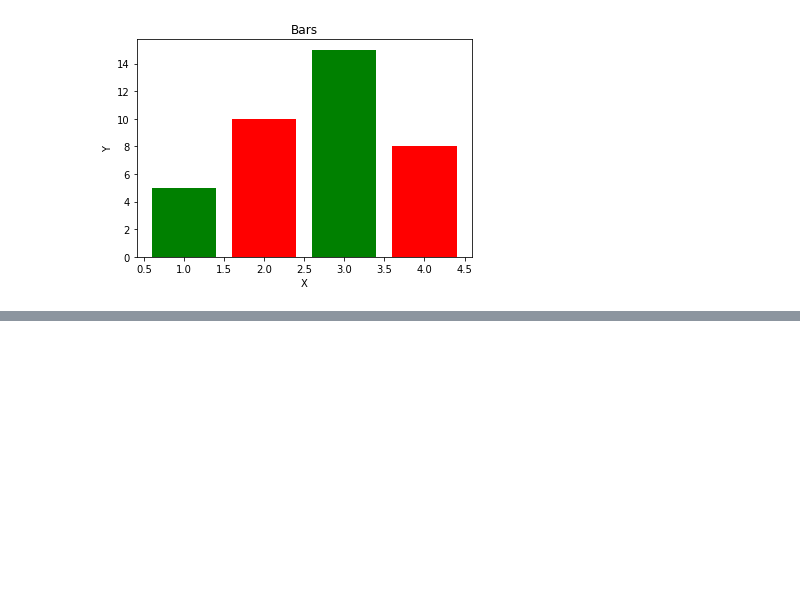
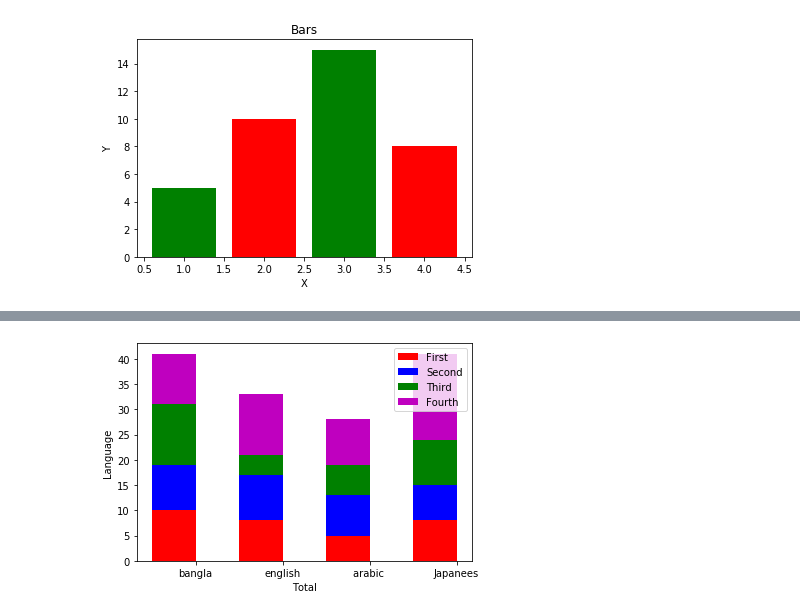
Before and after one commit to ArafatSabbir/Python-Beginner-to-Advance, a Jupyter notebook: Data visualization in python 3.ipynb, the cells around one changed output, grey strips where cells are left out. Drawn from its saved outputs; the diff is of its cells as text; code cells hidden in the pictures; blank space fills up the shorter version.

```diff
--- a/Data visualization in python 3.ipynb
+++ b/Data visualization in python 3.ipynb
@@ -46,0 +51,45 @@ plt.show()
+# %%
+data = {'p1': ['bangla', 'english' , 'arabic ' , 'Japanees'],
+       'first': [10, 8,5,8],
+       'second': [9, 9,8,7],
+       'third': [12, 4,6,9],
+       'fourth': [10, 12,9,17]}
+
+fig4 = plt.figure ('Stacked Bar')
+ax4 = fig4.add_subplot(1,1,1)
+bar_width = 0.5
+bars = [i+1 for i in range (len(data['first']))]
+ticks = [i+ (bar_width/2) for i in bars]
+
+ax4.bar(bars,
+       data['first'],
+       width = bar_width,
+       label = 'First',
+       color = 'r')
+ax4.bar(bars,
+       data['second'],
+       width = bar_width,
+       bottom = data['first'],
+       label = 'Second',
+       color = 'b')
+ax4.bar(bars,
+       data['third'],
+       width = bar_width,
+       bottom = [i+j for i,j in zip(data['first'],data['second'])],
+       label = 'Third',
+       color = 'g')
+ax4.bar(bars,
+       data['fourth'],
+       width = bar_width,
+       bottom = [i+j+k for i,j,k in zip(data['first'],data['second'],data['third'])],
+       label = 'Fourth',
+       color = 'm')
+
+plt.xticks(ticks,data['p1'])
+ax4.set_xlabel("Total")
+ax4.set_ylabel("Language")
+plt.legend(loc = 'upper right')
+#plt.xlim([min(ticks) = bar_width,max(ticks)+bar_width])
+plt.show()
+# %% [output]
+[figure, added]
```
Also changed, not shown: parts of 2 cells of this notebook.
